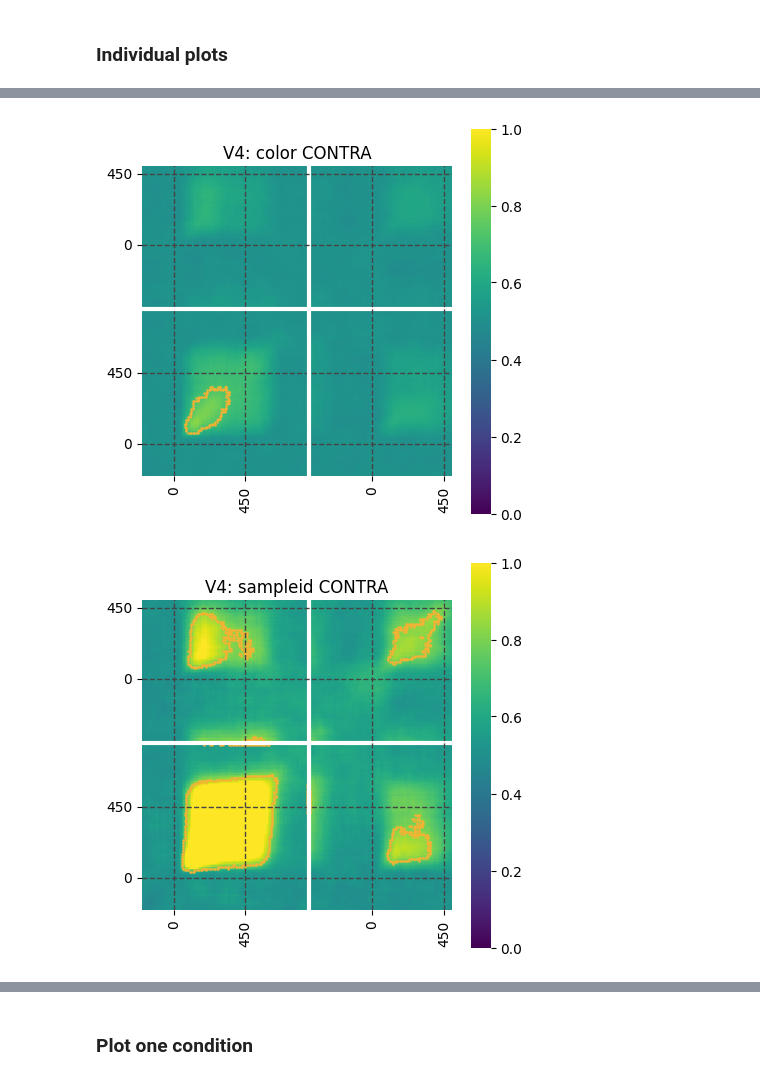
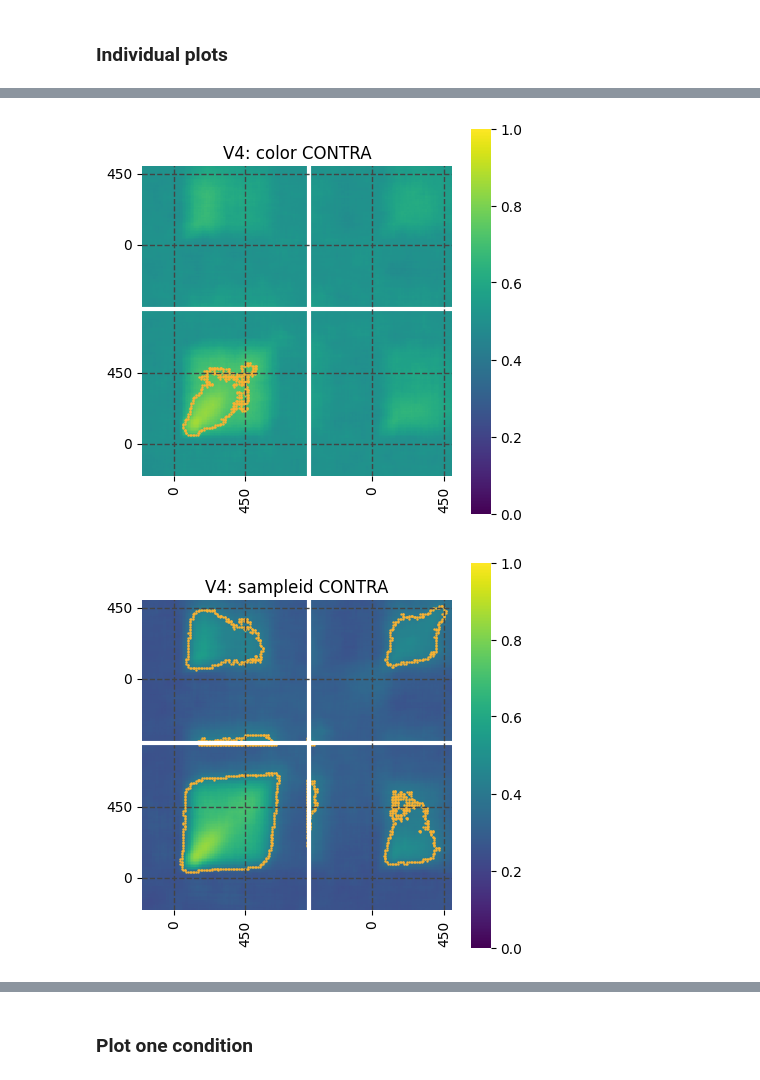
Before and after one commit to Ibos-lab/Users, a Jupyter notebook: losadac/decoder/prepare_data.ipynb, the cells around one changed output, grey strips where cells are left out. Drawn from its saved outputs; the diff is of its cells as text; code cells hidden in the pictures.

Commit message:
~ Params to compute decoding in with lip total number of cells

```diff
--- a/losadac/decoder/prepare_data.ipynb
+++ b/losadac/decoder/prepare_data.ipynb
@@ -357,19 +357,18 @@ if save:
 ### Individual plots
 # %%
 rfpos='contra_rf'
-date = '2024_09_08_16_58_27'
+date = '2024_09_08_20_50_20'
 for area in ['v4']:
     for to_decode in ['orient','color','sampleid','neutral']:
-        chance = 0.5
-        if to_decode=='sampleid':chance=0.25
-
-        res = Results.from_python_hdf5(f'//envau_cifs.intlocal.univ-amu.fr/work/invibe/USERS/IBOS/data/Riesling/TSCM/OpenEphys/decoding/contra_361cells/{date}/{rfpos}/{to_decode}/{area}/performance_decoder.h5')
+        totatest = 20
+        if to_decode=='sampleid':totatest=40
+        res = Results.from_python_hdf5(f'//envau_cifs.intlocal.univ-amu.fr/work/invibe/USERS/IBOS/data/Riesling/TSCM/OpenEphys/decoding/contra_480cells/{date}/{rfpos}/{to_decode}/{area}/performance_decoder.h5')
 
         f,ax=plt.subplots(figsize=(5,5))
         ticks= [20,65,145,190]
         label_ticks = ((np.array([20,65,20,65])-20)*10).astype(str)
         xx,yy=define_contour_latencies(np.sum(res.perf>10,axis=0), thresh=950)
-        sns.heatmap(np.mean(res.perf,axis=0)/20,ax=ax,cmap='viridis',square=True,vmin=0,vmax=1)
+        sns.heatmap(np.mean(res.perf,axis=0)/totatest,ax=ax,cmap='viridis',square=True,vmin=0,vmax=1)
         ax.scatter(xx,yy,s=0.5,color = '#F9B233')
         ax.axes.invert_yaxis()
         ax.vlines([20,65],0,200,'#444444','--',linewidth=1)
@@ -388,2 +387,2 @@ for area in ['v4']:
-[figure, old version]
+[figure, new version]
-[figure, old version]
+[figure, new version]
```
Also changed, not shown: parts of 1 cell of this notebook, 2 other files.
